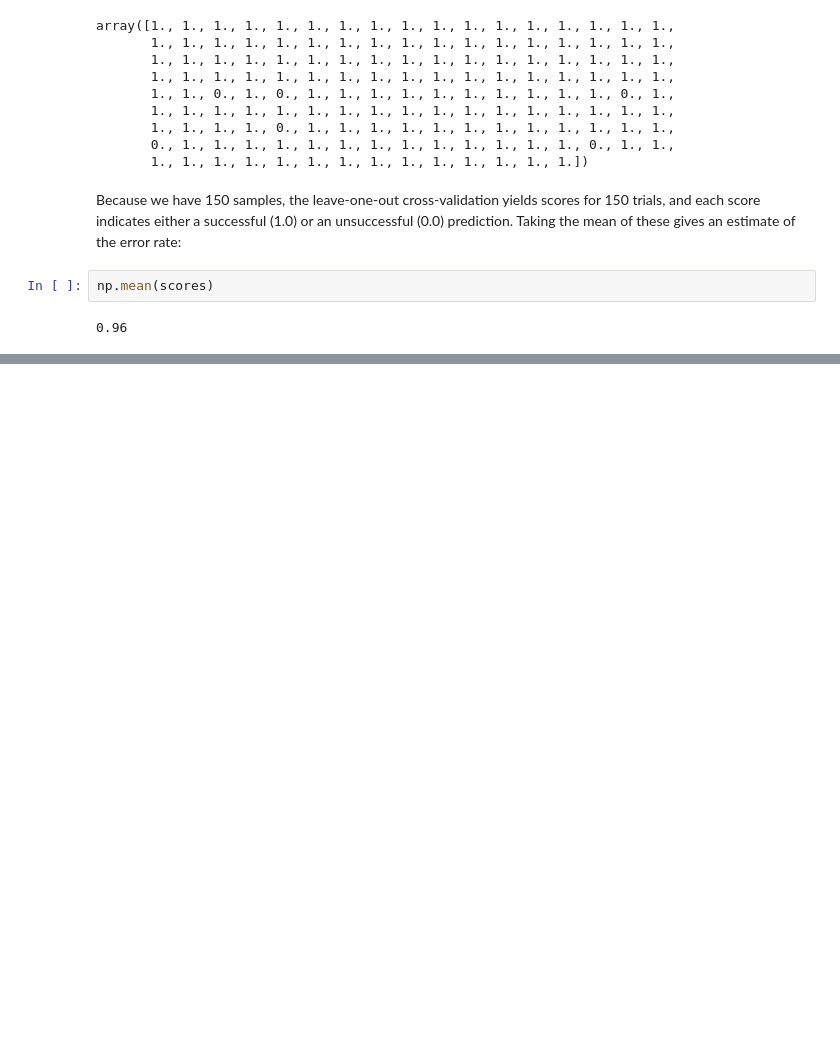
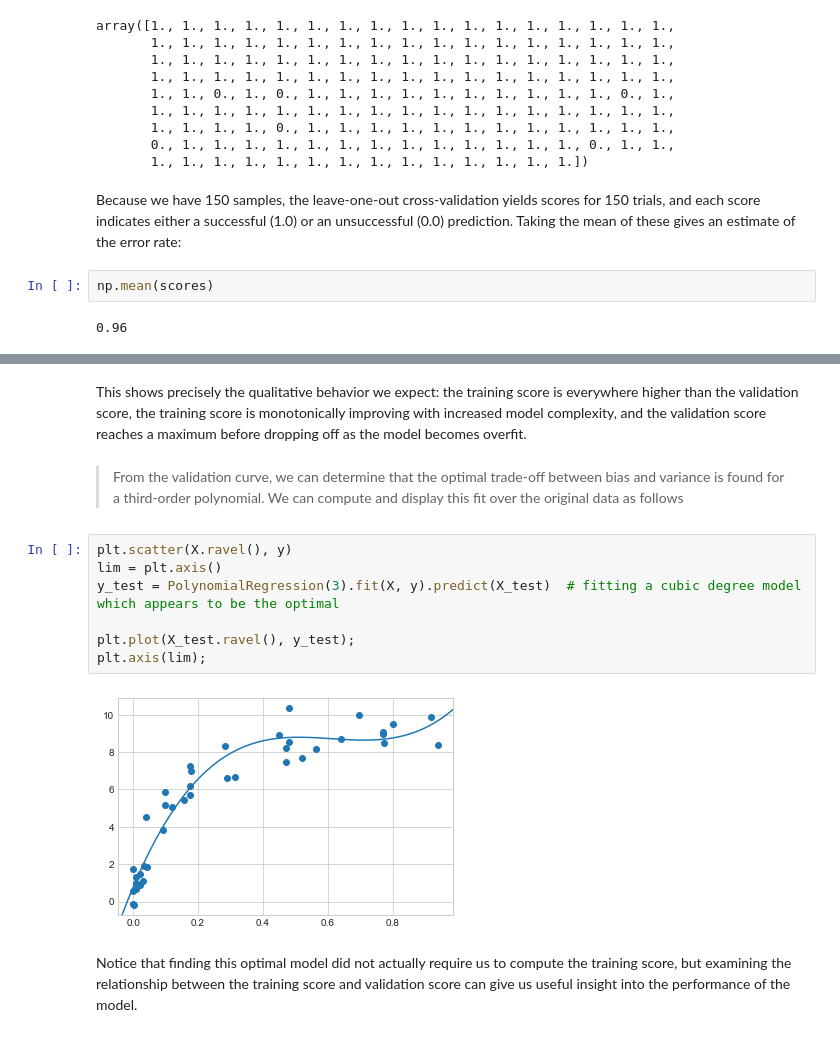
Before and after one commit to Oluwajobs/python_data_science, a Jupyter notebook: ML_Note.ipynb, the cells around one changed output, grey strips where cells are left out. Saved outputs shown, nothing was run; the diff lists cells and outputs as text; blank space fills up the shorter version.

```diff
--- a/ML_Note.ipynb
+++ b/ML_Note.ipynb
@@ -436,0 +518,15 @@ np.mean(scores)
+# %% [markdown]
+This shows precisely the qualitative behavior we expect: the training score is everywhere higher than the validation score, the training score is monotonically improving with increased model complexity, and the validation score reaches a maximum before dropping off as the model becomes overfit.
+# %% [markdown]
+> From the validation curve, we can determine that the optimal trade-off between bias and variance is found for a third-order polynomial. We can compute and display this fit over the original data as follows
+# %%
+plt.scatter(X.ravel(), y)
+lim = plt.axis()
+y_test = PolynomialRegression(3).fit(X, y).predict(X_test)  # fitting a cubic degree model which appears to be the optimal
+
+plt.plot(X_test.ravel(), y_test);
+plt.axis(lim);
+# %% [output]
+[figure, added]
+# %% [markdown]
+Notice that finding this optimal model did not actually require us to compute the training score, but examining the relationship between the training score and validation score can give us useful insight into the performance of the model.
```
Also changed, not shown: parts of 25 cells of this notebook.
